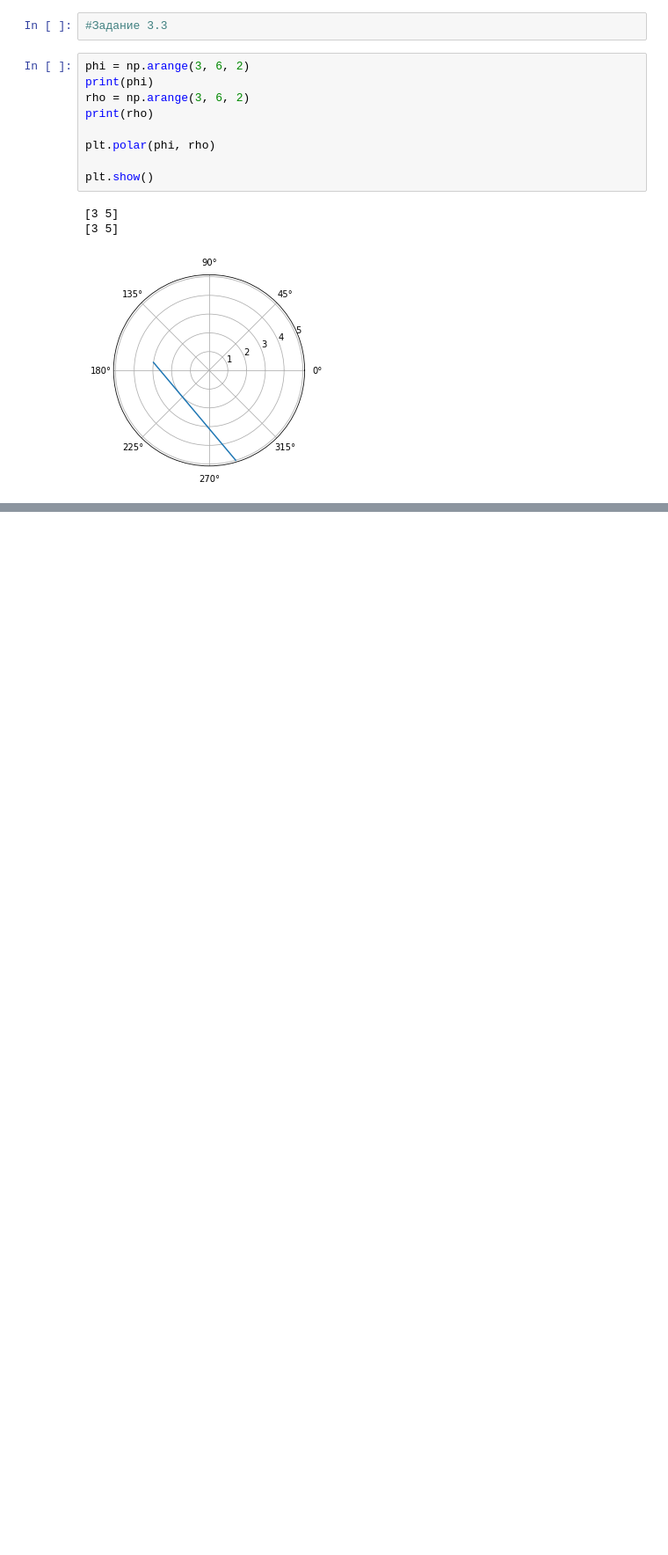
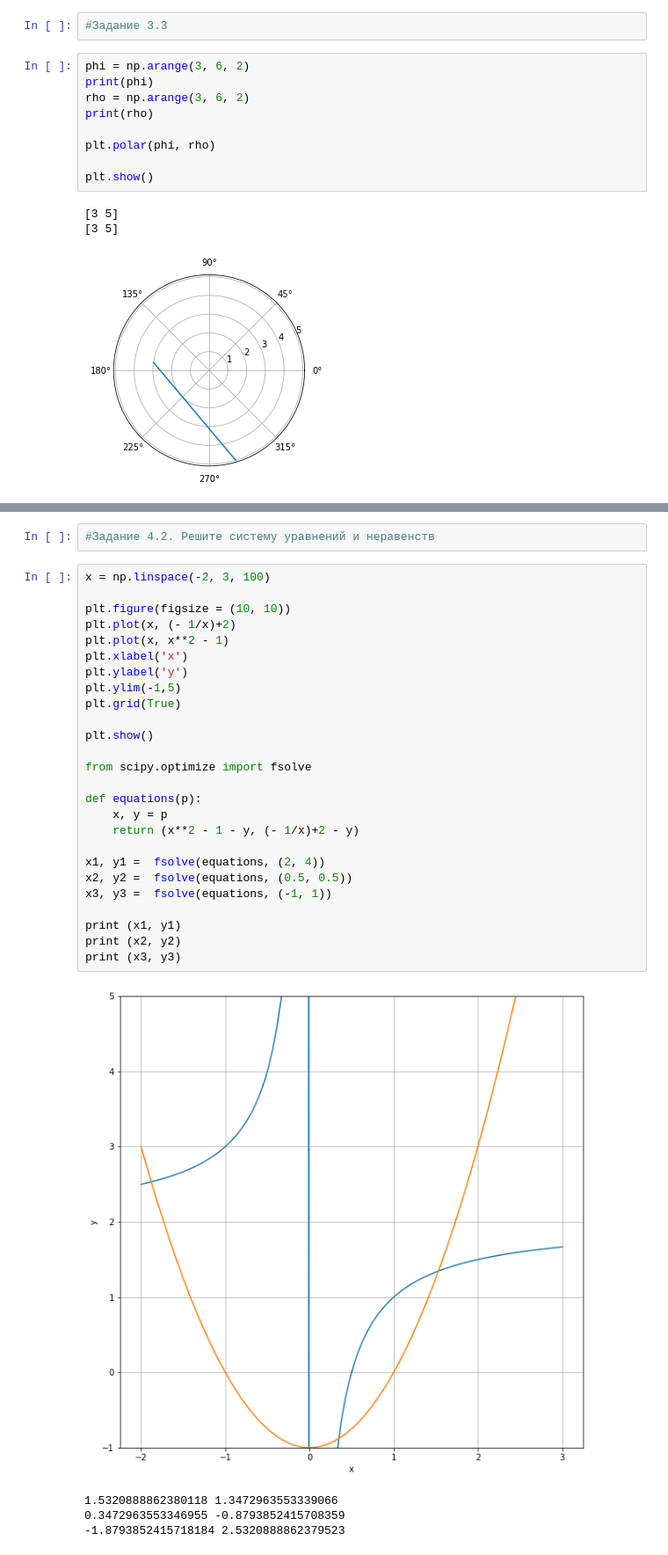
Before and after one commit to Taisya1sech/Maths, a Jupyter notebook: Untitled.ipynb, the cells around one changed output, grey strips where cells are left out. Shown: that part at 88% size. Cells and saved outputs as stored; diff of their text form; blank space fills up the shorter version.

```diff
--- a/Untitled.ipynb
+++ b/Untitled.ipynb
@@ -100,2 +100,35 @@ print (x2, y2)
 2.618145573277872 5.854686243439231
 -1.5818353528983808 1.502203083669976
+# %%
+#Задание 4.2. Решите систему уравнений и неравенств
+# %%
+x = np.linspace(-2, 3, 100)
+
+plt.figure(figsize = (10, 10))
+plt.plot(x, (- 1/x)+2)
+plt.plot(x, x**2 - 1)
+plt.xlabel('x')
+plt.ylabel('y')
+plt.ylim(-1,5)
+plt.grid(True)
+
+plt.show()
+
+from scipy.optimize import fsolve
+
+def equations(p):
+    x, y = p
+    return (x**2 - 1 - y, (- 1/x)+2 - y)
+
+x1, y1 =  fsolve(equations, (2, 4))
+x2, y2 =  fsolve(equations, (0.5, 0.5))
+x3, y3 =  fsolve(equations, (-1, 1))
+
+print (x1, y1)
+print (x2, y2)
+print (x3, y3)
+# %% [output]
+[figure, added]
+1.5320888862380118 1.3472963553339066
+0.3472963553346955 -0.8793852415708359
+-1.8793852415718184 2.5320888862379523
```
Also changed, not shown: parts of 2 cells of this notebook.
